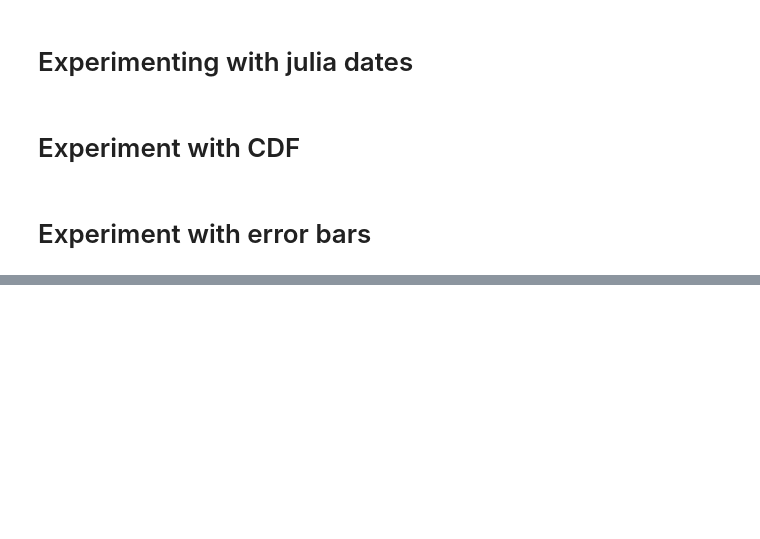
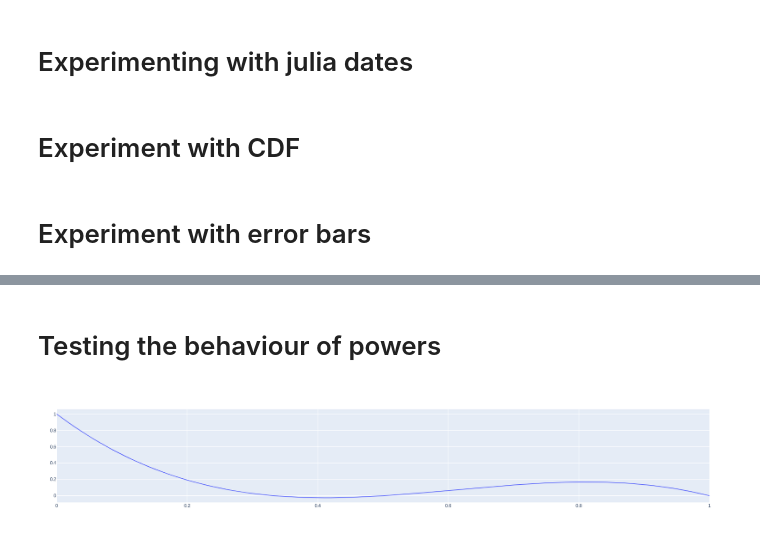
Before and after one commit to agsha/julia, a Jupyter notebook: template.ipynb, the cells around one changed output, grey strips where cells are left out. Drawn from its saved outputs; the diff is of its cells as text; code cells hidden in the pictures; blank space fills up the shorter version.

```diff
--- a/template.ipynb
+++ b/template.ipynb
@@ -1436,0 +1362,2 @@ end
+# %% [markdown]
+# Testing the behaviour of powers
@@ -1436,0 +1387,21 @@ end
+# %%
+function eqn(R::Float64)
+    sum::Float64 = 0.
+    pow::Float64 = 1
+    coeffs::Vector{Float64} = [1., -6., 11., -6.
+    ]
+    for coeff in coeffs
+        sum += coeff*pow
+        pow*=R
+    end
+    return sum
+end
+
+rd = 0.:0.01:1.
+ry = eqn.( rd)
+trace1 = scatter(x=rd, y=ry,
+                mode="lines",
+                name="power")
+display(plot(trace1))
+# %% [output]
+[figure, added]
```
Also changed, not shown: parts of 24 cells of this notebook, 5 other files.
